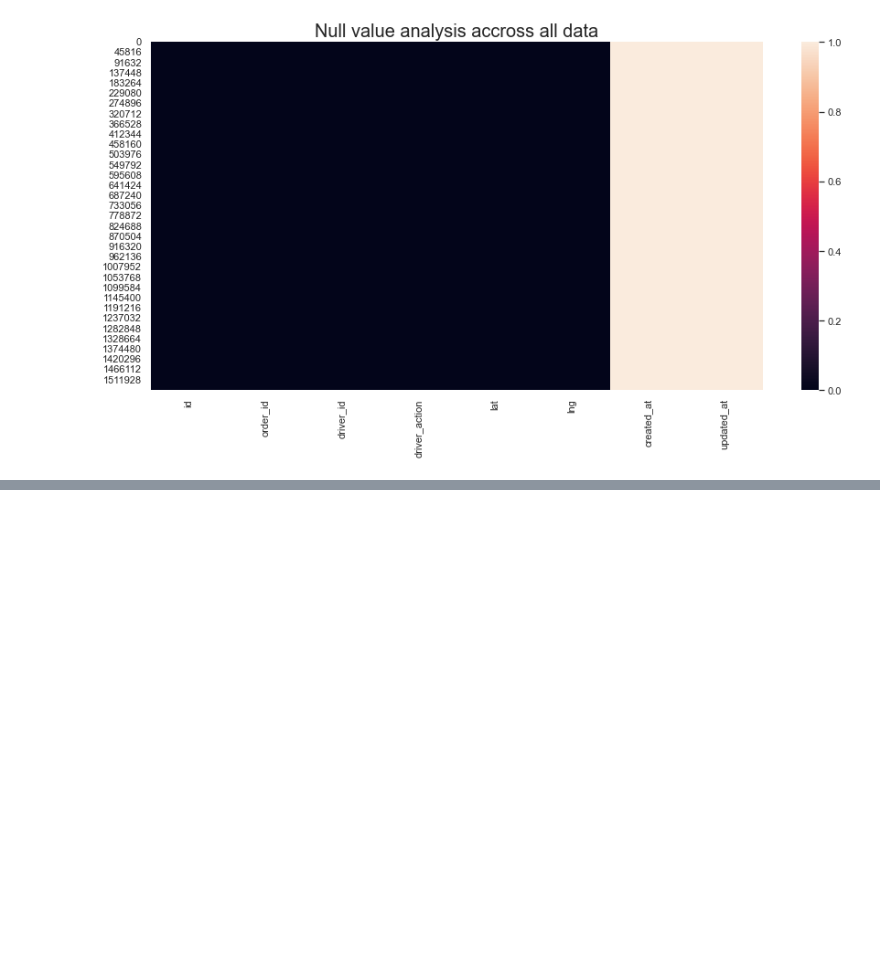
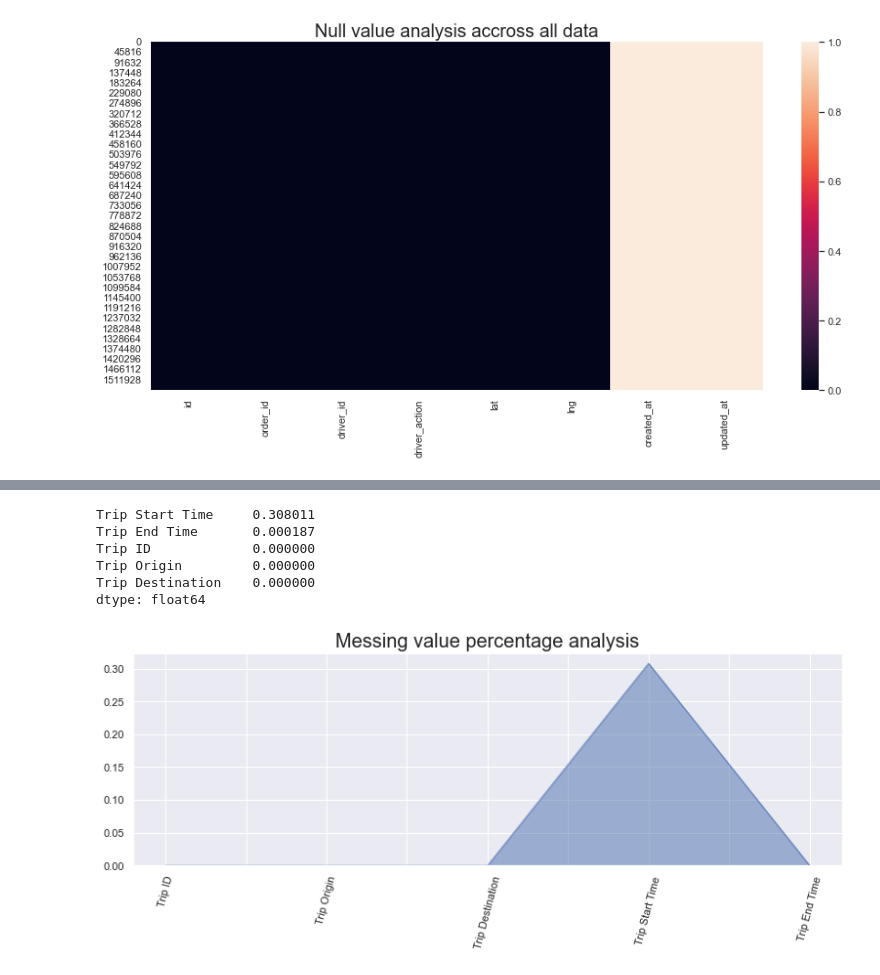
Before and after one commit to BekaluTa/Drivers-Delivery-with-Cuasual-Infrence, a Jupyter notebook: Notebook/EDA.ipynb, the cells around one changed output, grey strips where cells are left out. Drawn from its saved outputs; the diff is of its cells as text; code cells hidden in the pictures; blank space fills up the shorter version.

```diff
--- a/Notebook/EDA.ipynb
+++ b/Notebook/EDA.ipynb
@@ -145,0 +160,18 @@ plt.show()
+# %%
+#Aanlysing the missing values using percentage out of 100% and visualizing the data
+missing=Data.isnull().sum()/len(Data)*100
+missing.sort_values(ascending=False).head(50)
+# %% [output]
+Trip Start Time     0.308011
+Trip End Time       0.000187
+Trip ID             0.000000
+Trip Origin         0.000000
+Trip Destination    0.000000
+dtype: float64
+# %%
+missing.plot.area(stacked=False,figsize=[13,4])
+plt.xticks(rotation=75)
+plt.title('Messing value percentage analysis',size=20)
+plt.style.use('fivethirtyeight')
+# %% [output]
+[figure, added]
```
Also changed, not shown: parts of 9 cells of this notebook.
